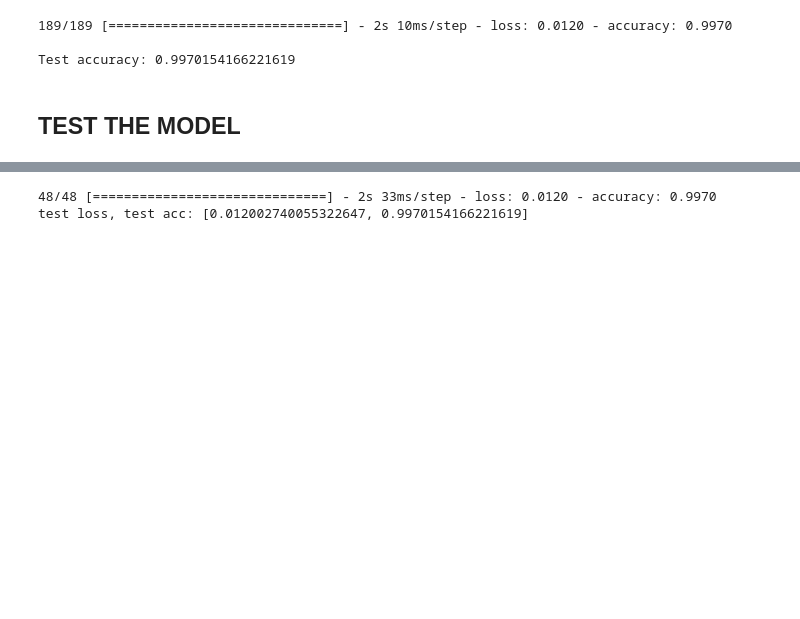
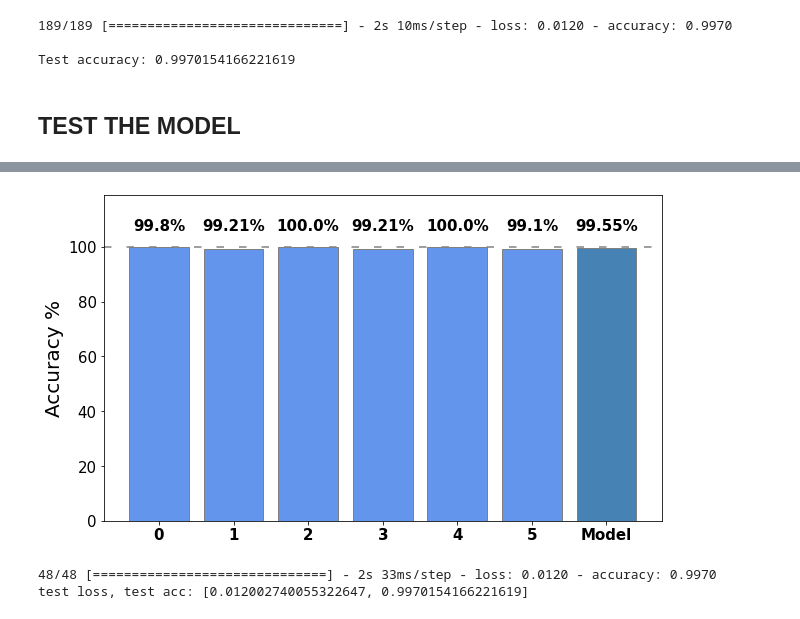
Before and after one commit to AlessandroAvi/Master_Thesis, a Jupyter notebook: OpenMV_application/Scripts/Train_MNIST_half_pruned.ipynb, the cells around one changed output, grey strips where cells are left out. Cells and saved outputs as stored; diff of their text form; code cells hidden in the pictures; blank space fills up the shorter version.

```diff
--- a/OpenMV_application/Scripts/Train_MNIST_half_pruned.ipynb
+++ b/OpenMV_application/Scripts/Train_MNIST_half_pruned.ipynb
@@ -293,3 +387,7 @@ Test accuracy: 0.9970154166221619
+# %%
+test_and_plot(model, data_low_test, label_low_test)
+# %% [output]
+[figure, added]
 # %%
 if(TRAIN_MODEL_1):
     model_test = model
```
Also changed, not shown: parts of 9 cells of this notebook, 24 other files.
